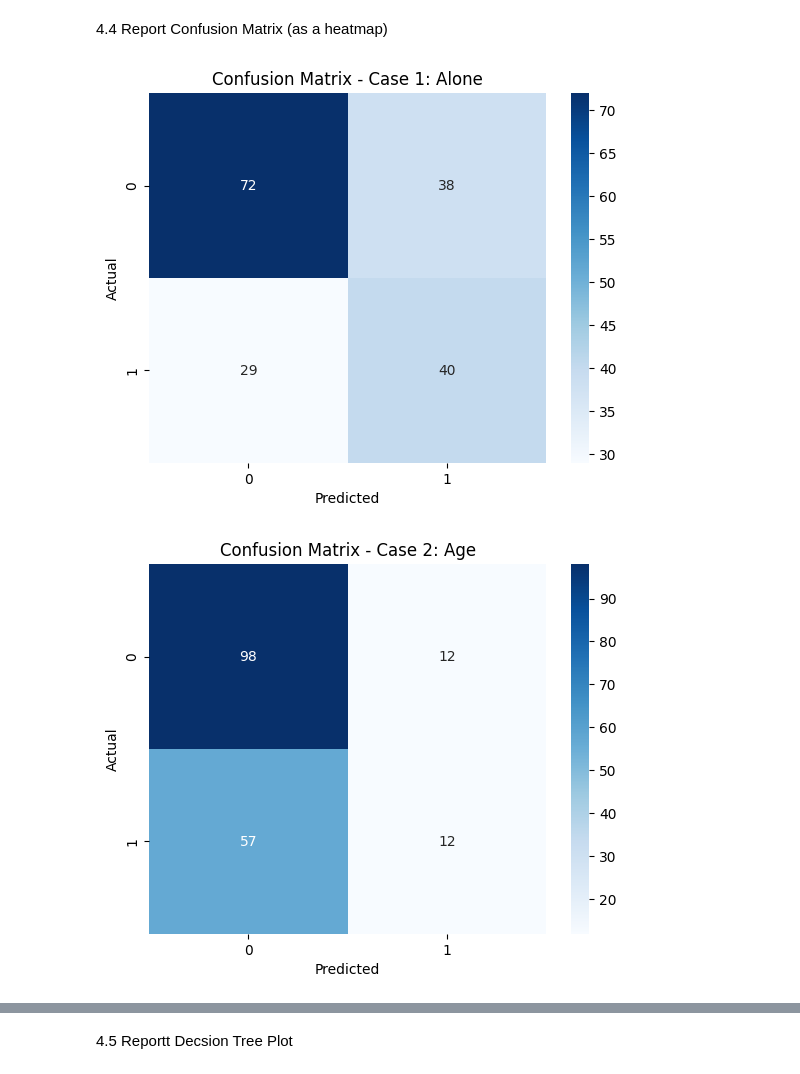
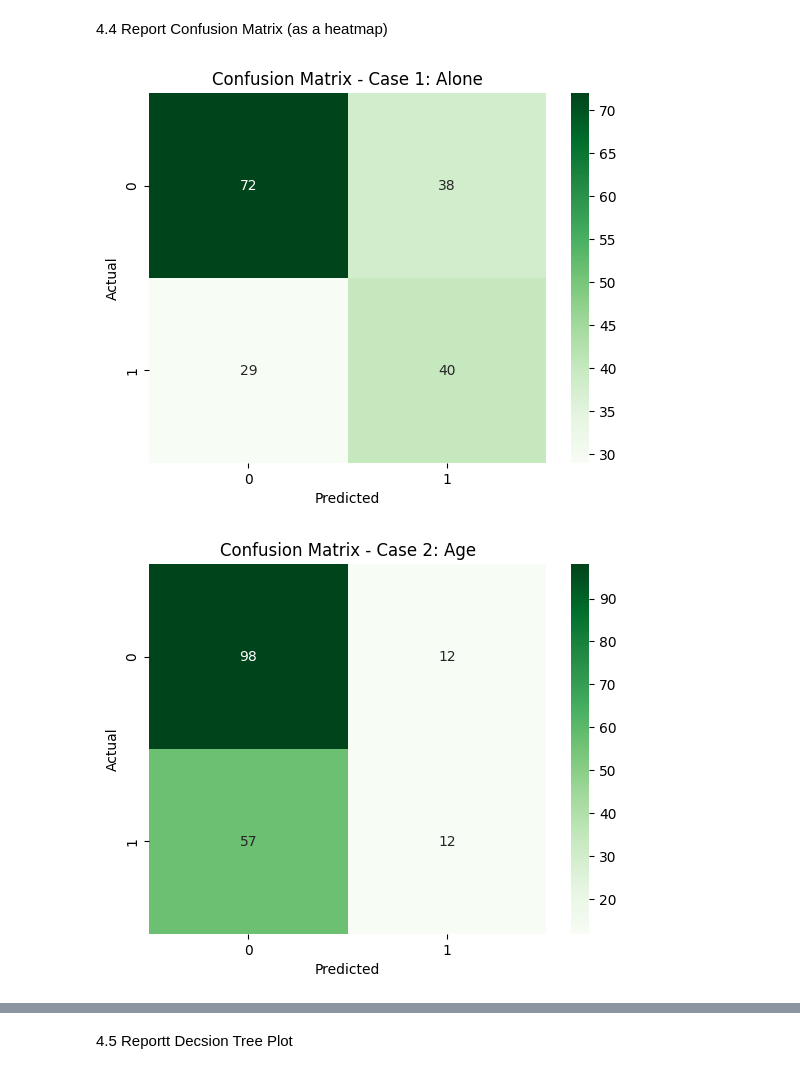
Before and after one commit to ss2jak/applied-ml-Jakiel, a Jupyter notebook: notebooks/project03/ml03_Jakiel.ipynb, the cells around one changed output, grey strips where cells are left out. Saved outputs shown, nothing was run; the diff lists cells and outputs as text; code cells hidden in the pictures.

```diff
--- a/notebooks/project03/ml03_Jakiel.ipynb
+++ b/notebooks/project03/ml03_Jakiel.ipynb
@@ -282,25 +282,25 @@ weighted avg       0.57      0.59      0.57       179
 cm1 = confusion_matrix(y1_test, y1_test_pred)
 
 # Plot heatmap
-sns.heatmap(cm1, annot=True, cmap='Blues')
+sns.heatmap(cm1, annot=True, cmap='Greens')
 plt.title('Confusion Matrix - Case 1: Alone')
 plt.xlabel('Predicted')
 plt.ylabel('Actual')
 plt.show()
 # %% [output]
-[figure, old version]
+[figure, new version]
 # %%
 # Create confusion matrix for test predictions (Case 2)
 cm2 = confusion_matrix(y2_test, y2_test_pred)
 
 # Plot heatmap
-sns.heatmap(cm2, annot=True, cmap='Blues')
+sns.heatmap(cm2, annot=True, cmap='Greens')
 plt.title('Confusion Matrix - Case 2: Age')
 plt.xlabel('Predicted')
 plt.ylabel('Actual')
 plt.show()
 # %% [output]
-[figure, old version]
+[figure, new version]
 # %%
 # Create confusion matrix for test predictions (Case 3)
 cm3 = confusion_matrix(y3_test, y3_test_pred)
```
Also changed, not shown: parts of 3 cells of this notebook.
